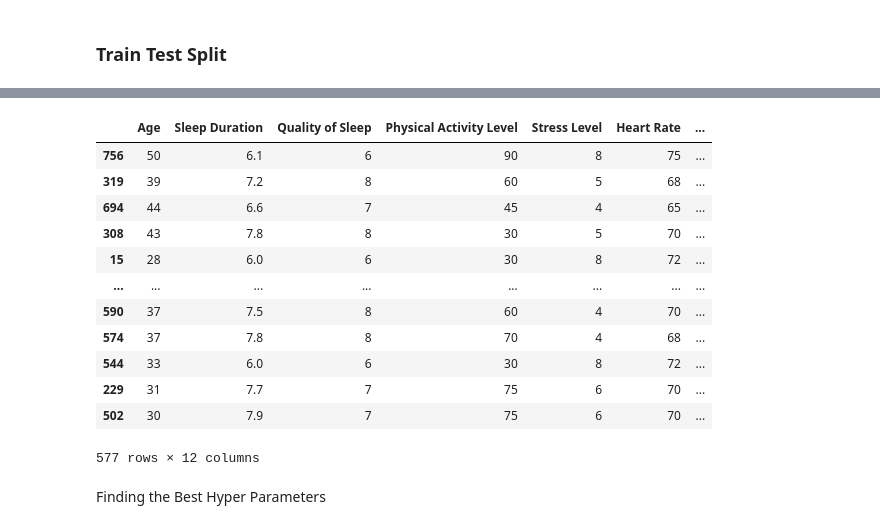
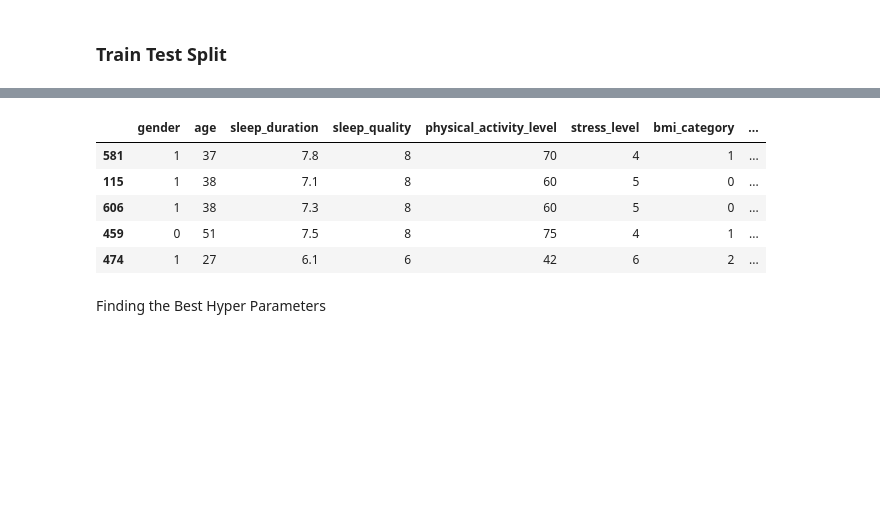
Before and after one commit to amaithi-mediwave/poc_sleep_quality_prediction, a Jupyter notebook: notebooks/modelDevelopment.ipynb, the cells around one changed output, grey strips where cells are left out. Saved outputs shown, nothing was run; the diff lists cells and outputs as text; code cells hidden in the pictures; blank space fills up the shorter version.

```diff
--- a/notebooks/modelDevelopment.ipynb
+++ b/notebooks/modelDevelopment.ipynb
@@ -5,0 +3,2 @@ y= pd.read_csv('./y_data.csv')
+# %%
+d = pd.read_csv('./dataset_preprocessed.csv')
@@ -6,3 +23,6 @@ y= pd.read_csv('./y_data.csv')
+# %%
+X = d.loc[:, d.columns != 'sleep_disorder']
+y = d['sleep_disorder']
 # %%
 X.shape
 # %% [output]
@@ -10,4 +29,0 @@ X.shape
-# %%
-
-X.drop(columns=['Unnamed: 0'], inplace=True)
-X.head()
@@ -25,4 +29,0 @@ y.shape
-# %%
-y.drop(columns=['Unnamed: 0'], inplace=True)
-import numpy as np
-y = np.ravel(y)
@@ -122,19 +117,12 @@ X
 # %%
-x_train
+x_train.head(5)
 # %% [output]
-|  | Age | Sleep Duration | Quality of Sleep | Physical Activity Level | Stress Level | Heart Rate | ... |
-| 756 | 50 | 6.1 | 6 | 90 | 8 | 75 | ... |
-| 319 | 39 | 7.2 | 8 | 60 | 5 | 68 | ... |
-| 694 | 44 | 6.6 | 7 | 45 | 4 | 65 | ... |
-| 308 | 43 | 7.8 | 8 | 30 | 5 | 70 | ... |
-| 15 | 28 | 6.0 | 6 | 30 | 8 | 72 | ... |
-| ... | ... | ... | ... | ... | ... | ... | ... |
-| 590 | 37 | 7.5 | 8 | 60 | 4 | 70 | ... |
-| 574 | 37 | 7.8 | 8 | 70 | 4 | 68 | ... |
-| 544 | 33 | 6.0 | 6 | 30 | 8 | 72 | ... |
-| 229 | 31 | 7.7 | 7 | 75 | 6 | 70 | ... |
-| 502 | 30 | 7.9 | 7 | 75 | 6 | 70 | ... |
+|  | gender | age | sleep_duration | sleep_quality | physical_activity_level | stress_level | bmi_category | ... |
+| 581 | 1 | 37 | 7.8 | 8 | 70 | 4 | 1 | ... |
+| 115 | 1 | 38 | 7.1 | 8 | 60 | 5 | 0 | ... |
+| 606 | 1 | 38 | 7.3 | 8 | 60 | 5 | 0 | ... |
+| 459 | 0 | 51 | 7.5 | 8 | 75 | 4 | 1 | ... |
+| 474 | 1 | 27 | 6.1 | 6 | 42 | 6 | 2 | ... |
-577 rows × 12 columns
 # %% [markdown]
 Finding the Best Hyper Parameters
 # %%
```
Also changed, not shown: parts of 36 cells of this notebook, 13 other files.
